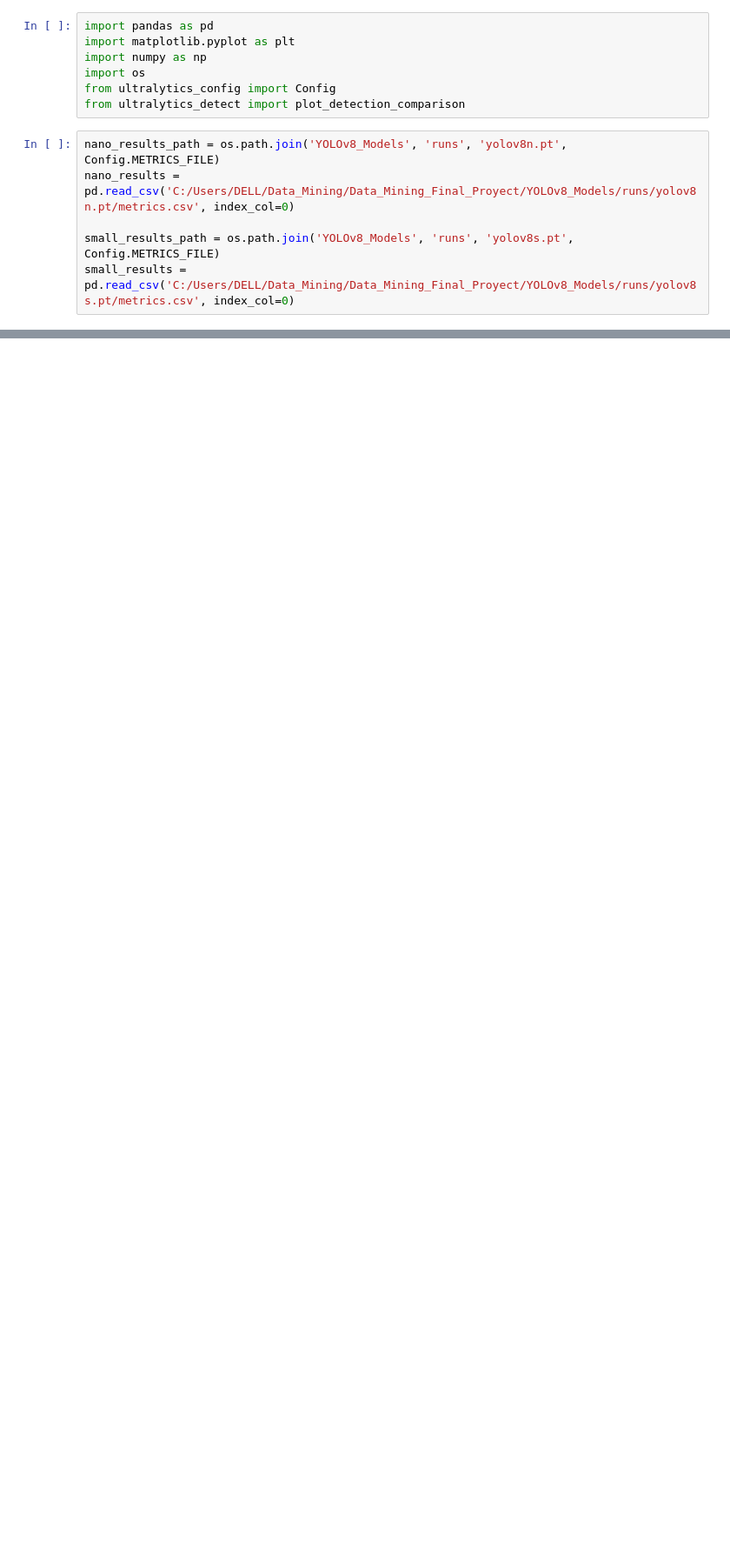
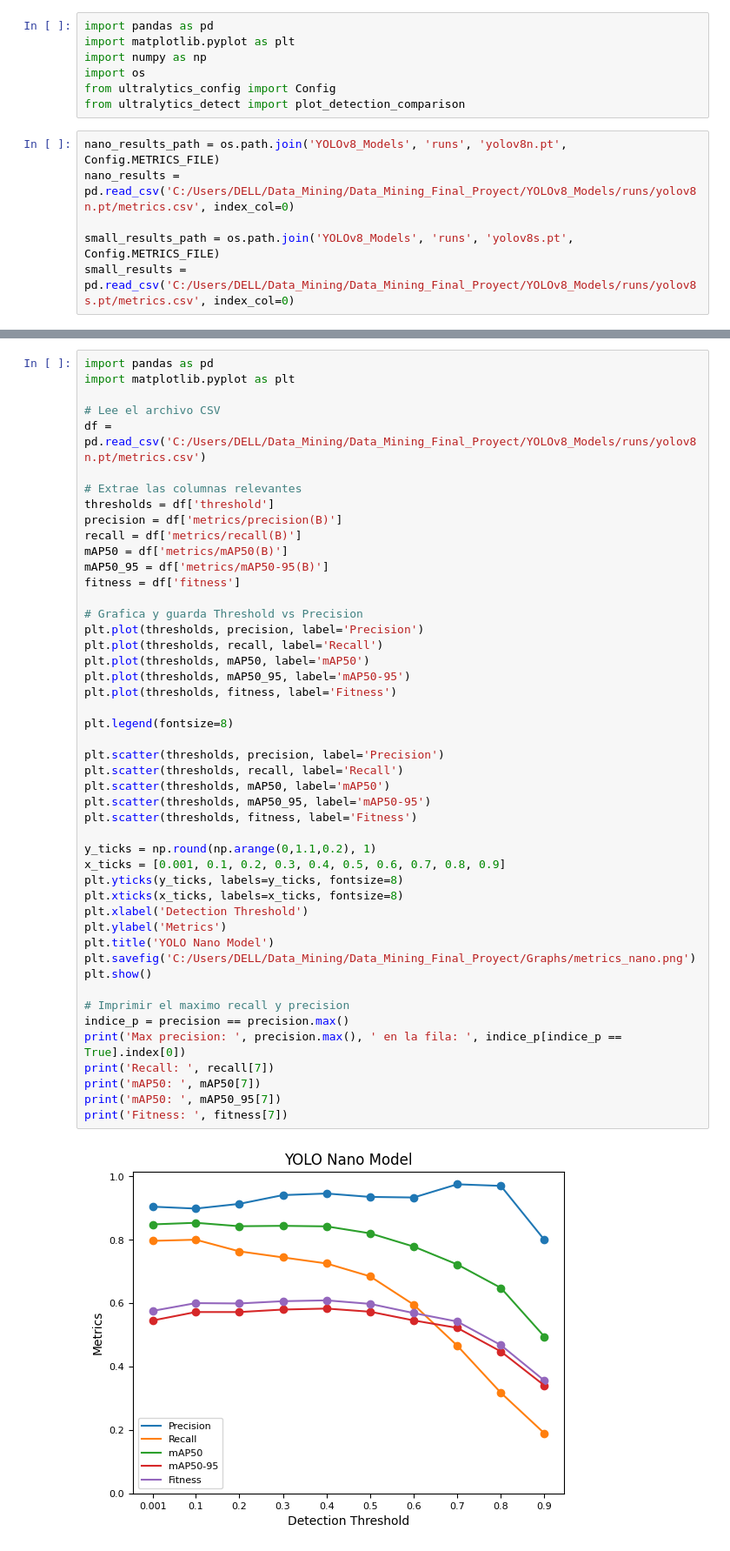
Before and after one commit to CamilaZambrano/Data_Mining_Final_Proyect, a Jupyter notebook: YOLOv8_Models/Code/nb01_analize_results.ipynb, the cells around one changed output, grey strips where cells are left out. Shown at 87% size. Cells and saved outputs as stored; diff of their text form; blank space fills up the shorter version.

```diff
--- a/YOLOv8_Models/Code/nb01_analize_results.ipynb
+++ b/YOLOv8_Models/Code/nb01_analize_results.ipynb
@@ -50,0 +50,49 @@ error: OpenCV(4.8.0) D:\a\opencv-python\opencv-python\opencv\modules\imgproc\src
+# %%
+import pandas as pd
+import matplotlib.pyplot as plt
+
+# Lee el archivo CSV
+df = pd.read_csv('C:/Users/DELL/Data_Mining/Data_Mining_Final_Proyect/YOLOv8_Models/runs/yolov8n.pt/metrics.csv')
+
+# Extrae las columnas relevantes
+thresholds = df['threshold']
+precision = df['metrics/precision(B)']
+recall = df['metrics/recall(B)']
+mAP50 = df['metrics/mAP50(B)']
+mAP50_95 = df['metrics/mAP50-95(B)']
+fitness = df['fitness']
+
+# Grafica y guarda Threshold vs Precision
+plt.plot(thresholds, precision, label='Precision')
+plt.plot(thresholds, recall, label='Recall')
+plt.plot(thresholds, mAP50, label='mAP50')
+plt.plot(thresholds, mAP50_95, label='mAP50-95')
+plt.plot(thresholds, fitness, label='Fitness')
+
+plt.legend(fontsize=8)
+
+plt.scatter(thresholds, precision, label='Precision')
+plt.scatter(thresholds, recall, label='Recall')
+plt.scatter(thresholds, mAP50, label='mAP50')
+plt.scatter(thresholds, mAP50_95, label='mAP50-95')
+plt.scatter(thresholds, fitness, label='Fitness')
+
+y_ticks = np.round(np.arange(0,1.1,0.2), 1)
+x_ticks = [0.001, 0.1, 0.2, 0.3, 0.4, 0.5, 0.6, 0.7, 0.8, 0.9]
+plt.yticks(y_ticks, labels=y_ticks, fontsize=8)
+plt.xticks(x_ticks, labels=x_ticks, fontsize=8)
+plt.xlabel('Detection Threshold')
+plt.ylabel('Metrics')
+plt.title('YOLO Nano Model')
+plt.savefig('C:/Users/DELL/Data_Mining/Data_Mining_Final_Proyect/Graphs/metrics_nano.png')
+plt.show()
+
+# Imprimir el maximo recall y precision
+indice_p = precision == precision.max()
+print('Max precision: ', precision.max(), ' en la fila: ', indice_p[indice_p == True].index[0])
+print('Recall: ', recall[7])
+print('mAP50: ', mAP50[7])
+print('mAP50: ', mAP50_95[7])
+print('Fitness: ', fitness[7])
+# %% [output]
+[figure, added]
```
Also changed, not shown: parts of 6 cells of this notebook, 4 other files.
